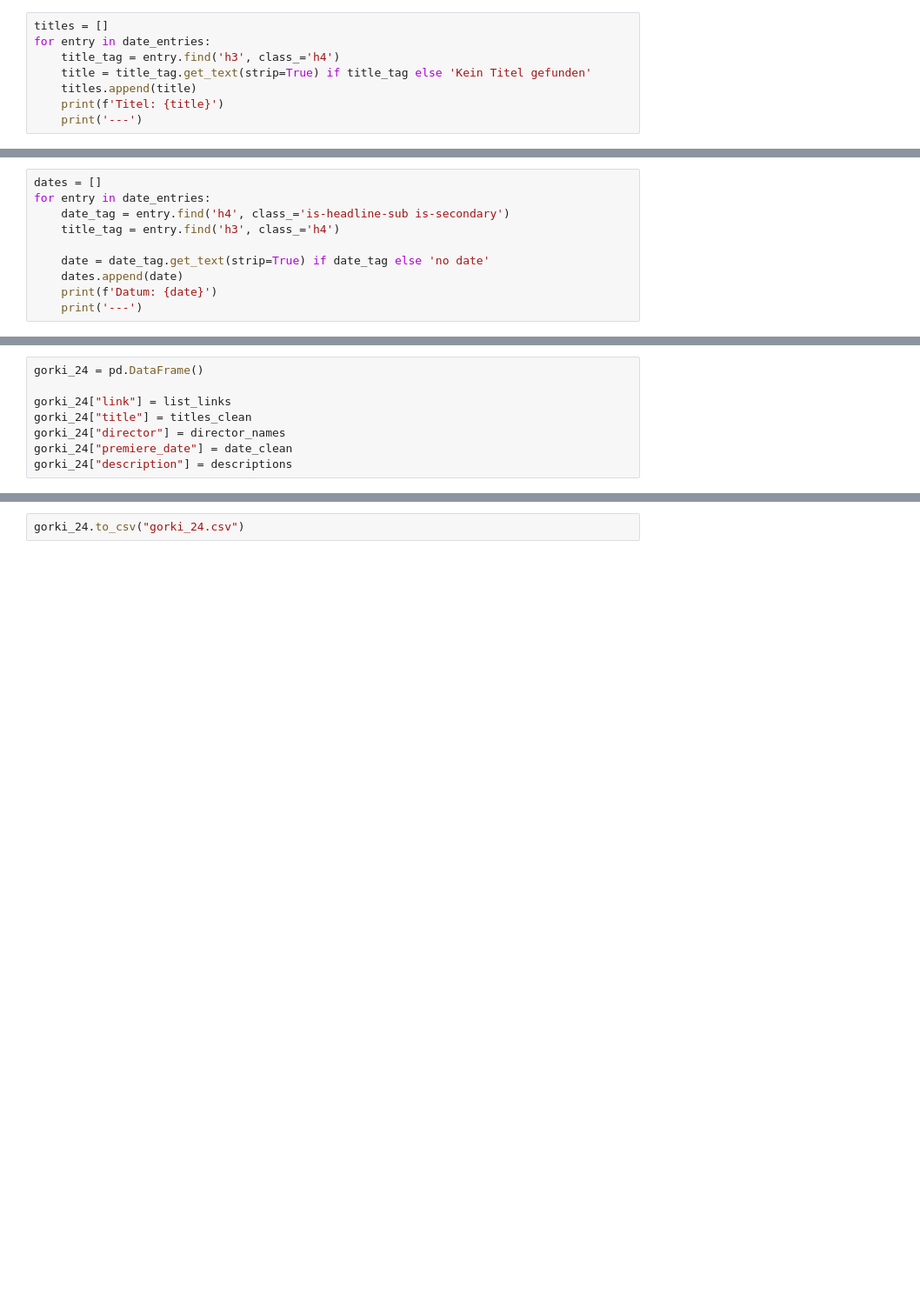
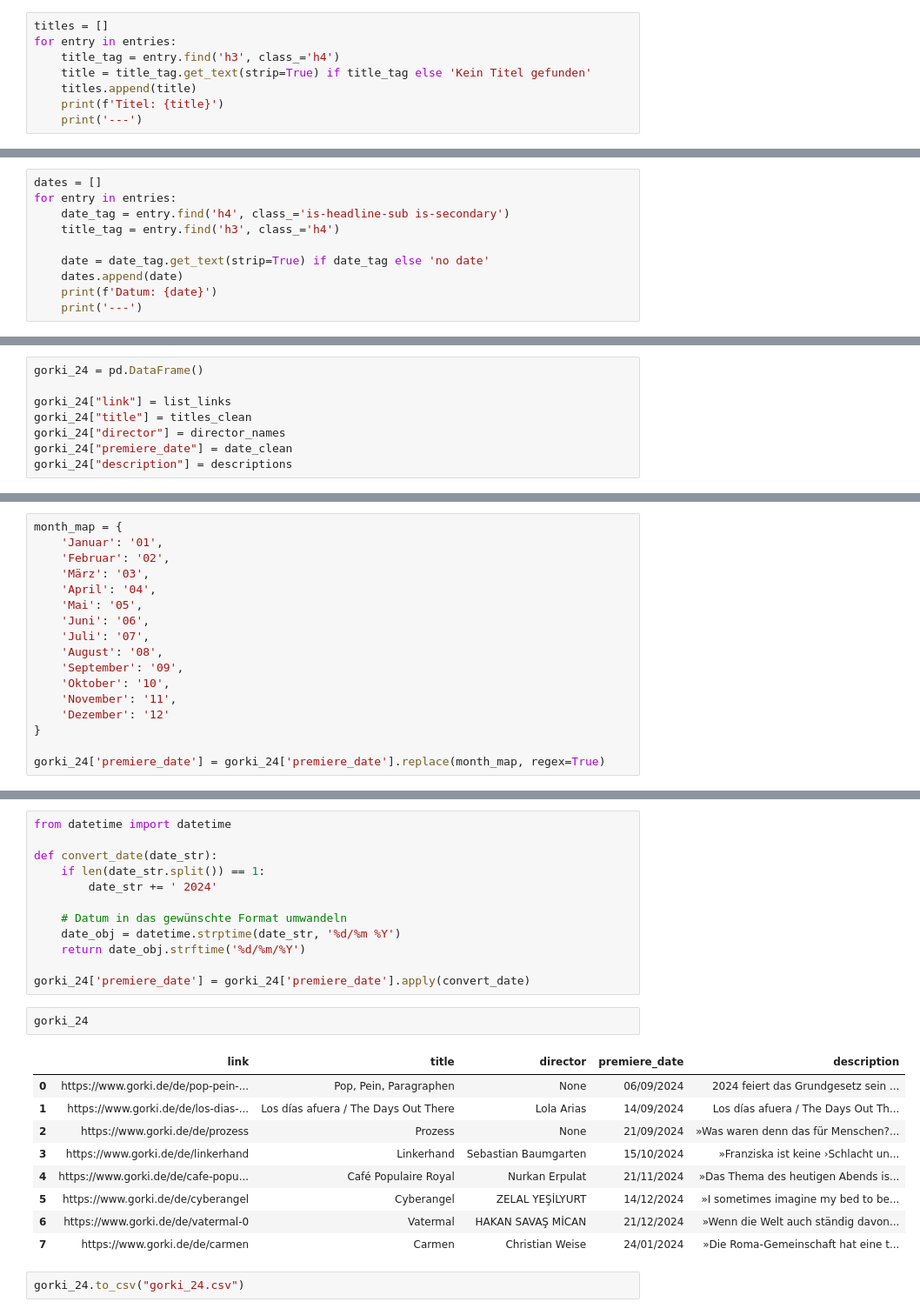
Before and after one commit to ljmirani/theater-premieres, a Jupyter notebook: Scrape_Gorki.ipynb, the cells around one changed output, grey strips where cells are left out. Shown at 87% size. Cells and saved outputs as stored; diff of their text form; blank space fills up the shorter version.

```diff
--- a/Scrape_Gorki.ipynb
+++ b/Scrape_Gorki.ipynb
@@ -49,6 +51,6 @@ bs4.BeautifulSoup
 # %%
 titles = []
-for entry in date_entries:
+for entry in entries:
     title_tag = entry.find('h3', class_='h4')
     title = title_tag.get_text(strip=True) if title_tag else 'Kein Titel gefunden'
     titles.append(title)
@@ -81,6 +81,6 @@ date_entries = soup.find_all('div', class_='tile-item-image-overlay--title has-i
 # %%
 dates = []
-for entry in date_entries:
+for entry in entries:
     date_tag = entry.find('h4', class_='is-headline-sub is-secondary')
     title_tag = entry.find('h3', class_='h4')
 
@@ -256,3 +256,20 @@ gorki_24
 | 5 | https://www.gorki.de/de/cyberangel | Cyberangel | ZELAL YEŞİLYURT | 14/Dezember 2024 | »I sometimes imagine my bed to be... |
 | 6 | https://www.gorki.de/de/vatermal-0 | Vatermal | HAKAN SAVAŞ MİCAN | 21/Dezember 2024 | »Wenn die Welt auch ständig davon... |
 | 7 | https://www.gorki.de/de/carmen | Carmen | Christian Weise | 24/Januar 2024 | »Die Roma-Gemeinschaft hat eine t... |
+# %%
+month_map = {
+    'Januar': '01',
+    'Februar': '02',
+    'März': '03',
+    'April': '04',
+    'Mai': '05',
+    'Juni': '06',
+    'Juli': '07',
+    'August': '08',
+    'September': '09',
+    'Oktober': '10',
+    'November': '11',
+    'Dezember': '12'
+}
+
+gorki_24['premiere_date'] = gorki_24['premiere_date'].replace(month_map, regex=True)
@@ -259,2 +289,26 @@ gorki_24
+# %%
+from datetime import datetime
+
+def convert_date(date_str):
+    if len(date_str.split()) == 1:
+        date_str += ' 2024'
+
+    # Datum in das gewünschte Format umwandeln
+    date_obj = datetime.strptime(date_str, '%d/%m %Y')
+    return date_obj.strftime('%d/%m/%Y')
+
+gorki_24['premiere_date'] = gorki_24['premiere_date'].apply(convert_date)
+# %%
+gorki_24
+# %% [output]
+|  | link | title | director | premiere_date | description |
+| 0 | https://www.gorki.de/de/pop-pein-... | Pop, Pein, Paragraphen | None | 06/09/2024 | 2024 feiert das Grundgesetz sein ... |
+| 1 | https://www.gorki.de/de/los-dias-... | Los días afuera / The Days Out There | Lola Arias | 14/09/2024 | Los días afuera / The Days Out Th... |
+| 2 | https://www.gorki.de/de/prozess | Prozess | None | 21/09/2024 | »Was waren denn das für Menschen?... |
+| 3 | https://www.gorki.de/de/linkerhand | Linkerhand | Sebastian Baumgarten | 15/10/2024 | »Franziska ist keine ›Schlacht un... |
+| 4 | https://www.gorki.de/de/cafe-popu... | Café Populaire Royal | Nurkan Erpulat | 21/11/2024 | »Das Thema des heutigen Abends is... |
+| 5 | https://www.gorki.de/de/cyberangel | Cyberangel | ZELAL YEŞİLYURT | 14/12/2024 | »I sometimes imagine my bed to be... |
+| 6 | https://www.gorki.de/de/vatermal-0 | Vatermal | HAKAN SAVAŞ MİCAN | 21/12/2024 | »Wenn die Welt auch ständig davon... |
+| 7 | https://www.gorki.de/de/carmen | Carmen | Christian Weise | 24/01/2024 | »Die Roma-Gemeinschaft hat eine t... |
 # %%
 gorki_24.to_csv("gorki_24.csv")
```
Also changed, not shown: parts of 3 cells of this notebook, 5 other files.
